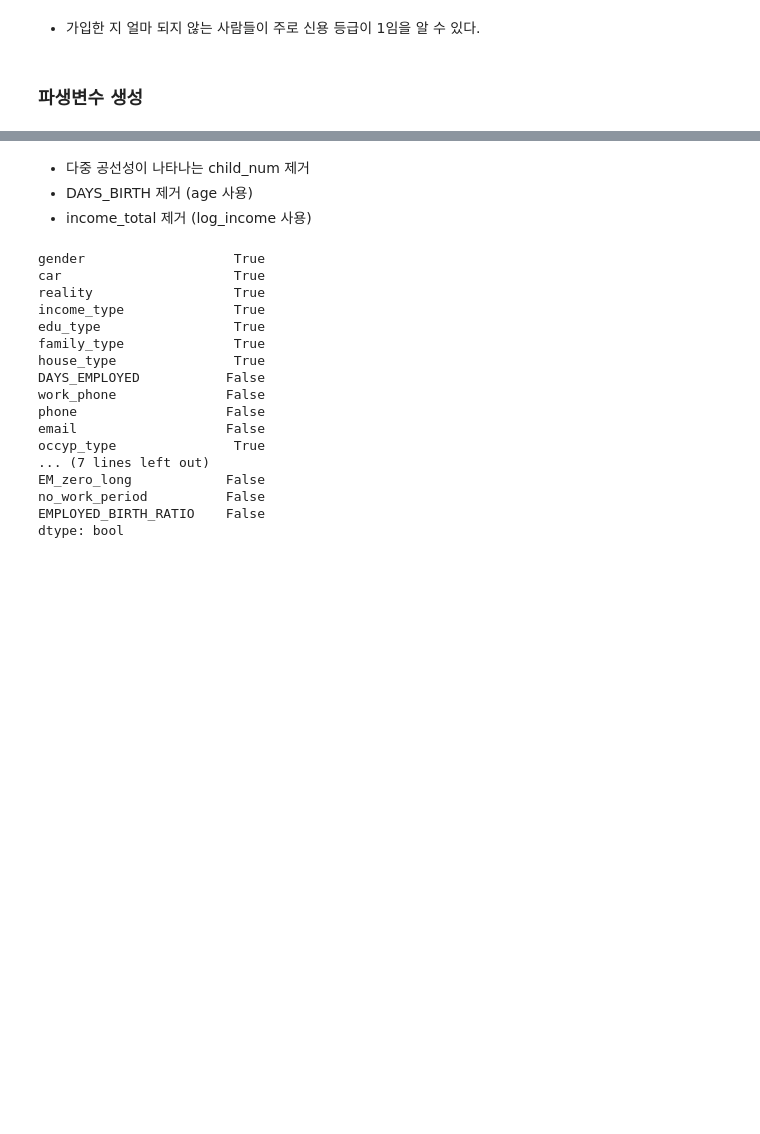
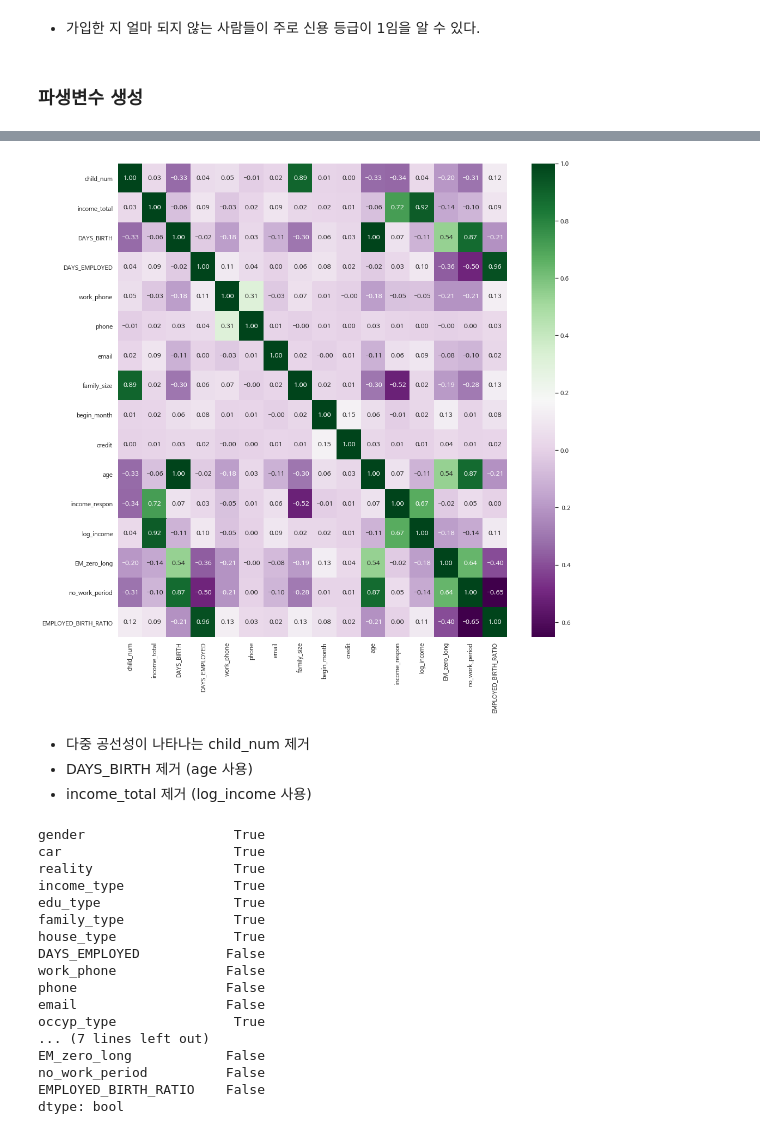
Before and after one commit to 5ohyun/Dacon_creditcard, a Jupyter notebook: credit_catboost.ipynb, the cells around one changed output, grey strips where cells are left out. Saved outputs shown, nothing was run; the diff lists cells and outputs as text; code cells hidden in the pictures; blank space fills up the shorter version.

```diff
--- a/credit_catboost.ipynb
+++ b/credit_catboost.ipynb
@@ -628,4 +617,0 @@ num_plot(train, 'DAYS_EMPLOYED')
-# %%
-train['EMPLOYED_Y']=train['DAYS_EMPLOYED']/365
-train['EMPLOYED_Y'] = train['DAYS_EMPLOYED'].astype('int')
-num_plot(train, 'DAYS_EMPLOYED')
@@ -634,3 +617,0 @@ num_plot(train, 'DAYS_EMPLOYED')
-# %%
-dist_plot(train, 'EMPLOYED_Y')
-train = train.drop(columns=['EMPLOYED_Y'])
@@ -707,3 +665,8 @@ train.corr().style.background_gradient().set_precision(2).set_properties(**{'fon
+# %%
+fig, ax = plt.subplots(figsize=(16,16))
+ax = sns.heatmap(train.corr(),annot=True,fmt='.2f',cmap="PRGn")
+# %% [output]
+[figure, added]
 # %%
 cols = ['child_num', 'DAYS_BIRTH','income_total']
 train = train.drop(columns=cols)
```
Also changed, not shown: parts of 13 cells of this notebook.
